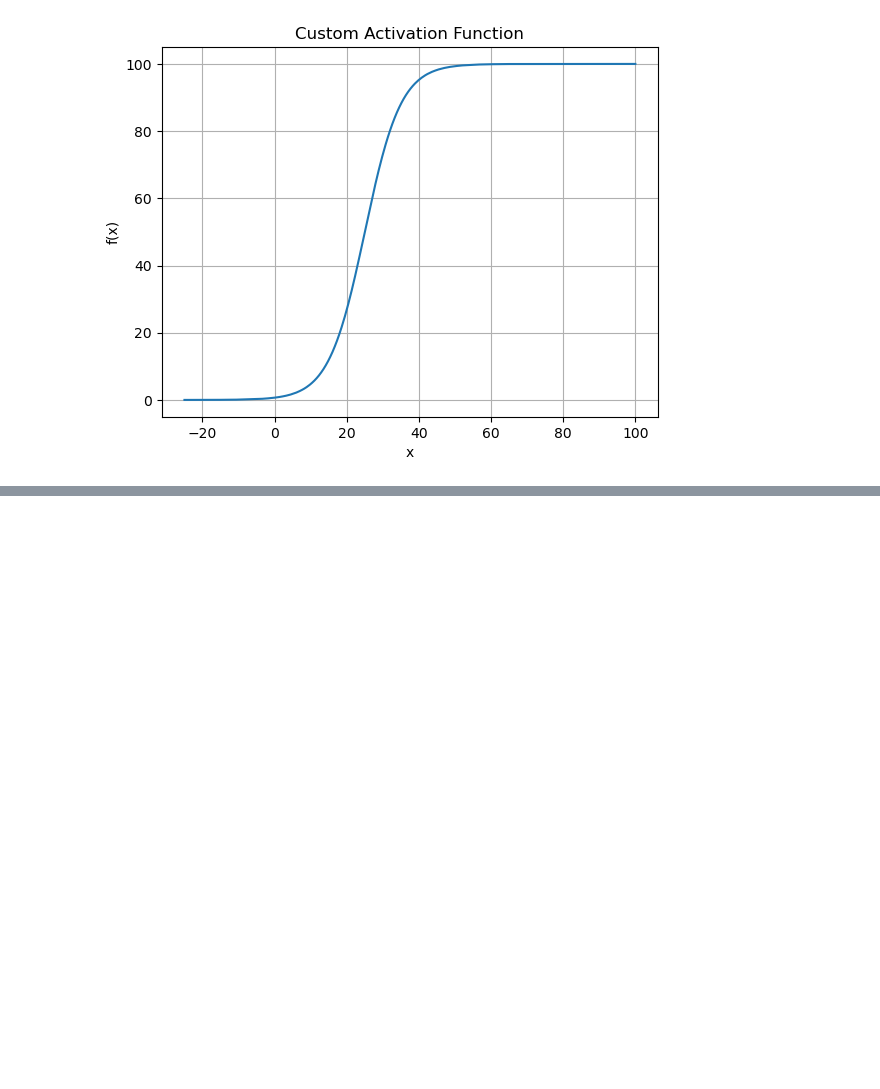
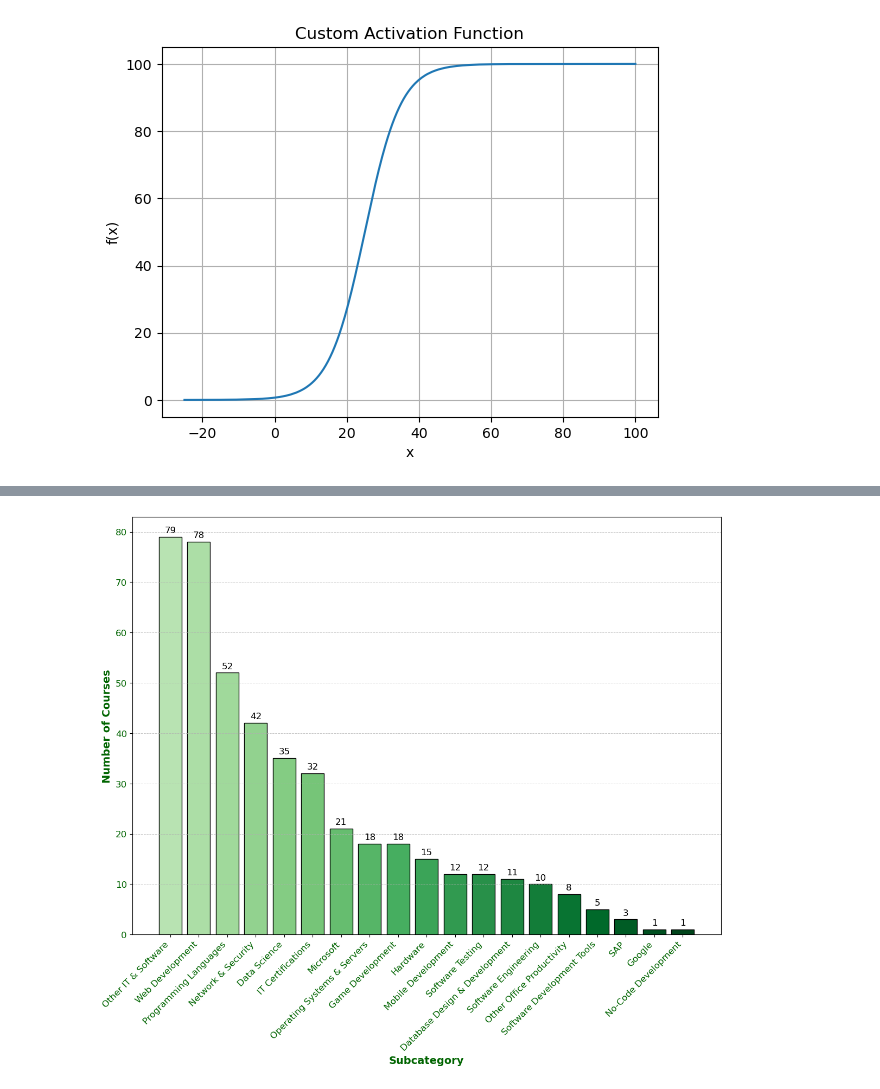
Before and after one commit to yasinhorasanli/XCRS, a Jupyter notebook: backend/src/thesis_graphs.ipynb, the cells around one changed output, grey strips where cells are left out. Cells and saved outputs as stored; diff of their text form; code cells hidden in the pictures; blank space fills up the shorter version.

```diff
--- a/backend/src/thesis_graphs.ipynb
+++ b/backend/src/thesis_graphs.ipynb
@@ -20,0 +175,38 @@ plt.show()
+# %%
+# Extracting the subcategory (second category)
+udemy_courses_df['subcategory'] = udemy_courses_df['category'].apply(lambda x: x.split(',')[1] if len(x.split(',')) > 1 else 'Unknown')
+
+# Filtering the data to include only the relevant broader categories
+filtered_df = udemy_courses_df[udemy_courses_df['category'].str.contains('Development|IT & Software|Office Productivity')]
+
+# Grouping the data by 'subcategory' and counting the number of courses
+subcategory_course_counts = filtered_df.groupby('subcategory')['title'].count().sort_values(ascending=False)
+
+# Setting up a green color map for the bars
+colors = cm.Greens(np.linspace(0.3, 1, len(subcategory_course_counts)))
+
+# Plotting the bar chart
+plt.figure(figsize=(14, 10))
+bars = plt.bar(subcategory_course_counts.index, subcategory_course_counts.values, color=colors, edgecolor='black')
+
+# Adding labels and title with custom fonts
+plt.xlabel('Subcategory', fontsize=14, fontweight='bold', color='darkgreen')
+plt.ylabel('Number of Courses', fontsize=14, fontweight='bold', color='darkgreen')
+# plt.title('Number of Courses by Subcategory under Development, IT & Software, and Office Productivity', fontsize=16, fontweight='bold', color='darkgreen')
+
+# Adding value labels on top of the bars
+for bar in bars:
+    yval = bar.get_height()
+    plt.text(bar.get_x() + bar.get_width()/2, yval + 0.5, int(yval), ha='center', va='bottom', fontsize=12, color='black')
+
+# Customizing the ticks
+plt.xticks(rotation=45, ha="right", fontsize=12, color='darkgreen')
+plt.yticks(fontsize=12, color='darkgreen')
+
+# Adding a grid for better readability
+plt.grid(True, which='both', axis='y', linestyle='--', linewidth=0.7, alpha=0.7)
+
+# Display the plot
+plt.show()
+# %% [output]
+[figure, added]
```
Also changed, not shown: parts of 5 cells of this notebook, 6 other files.
